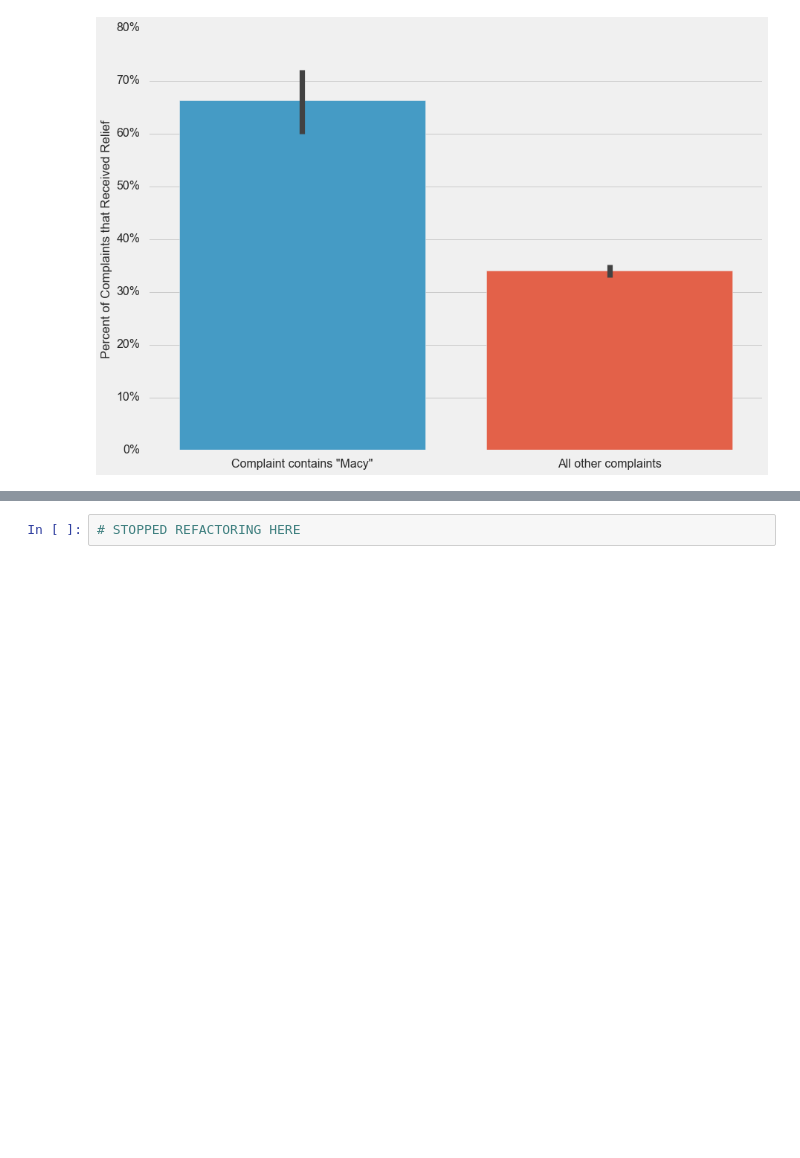
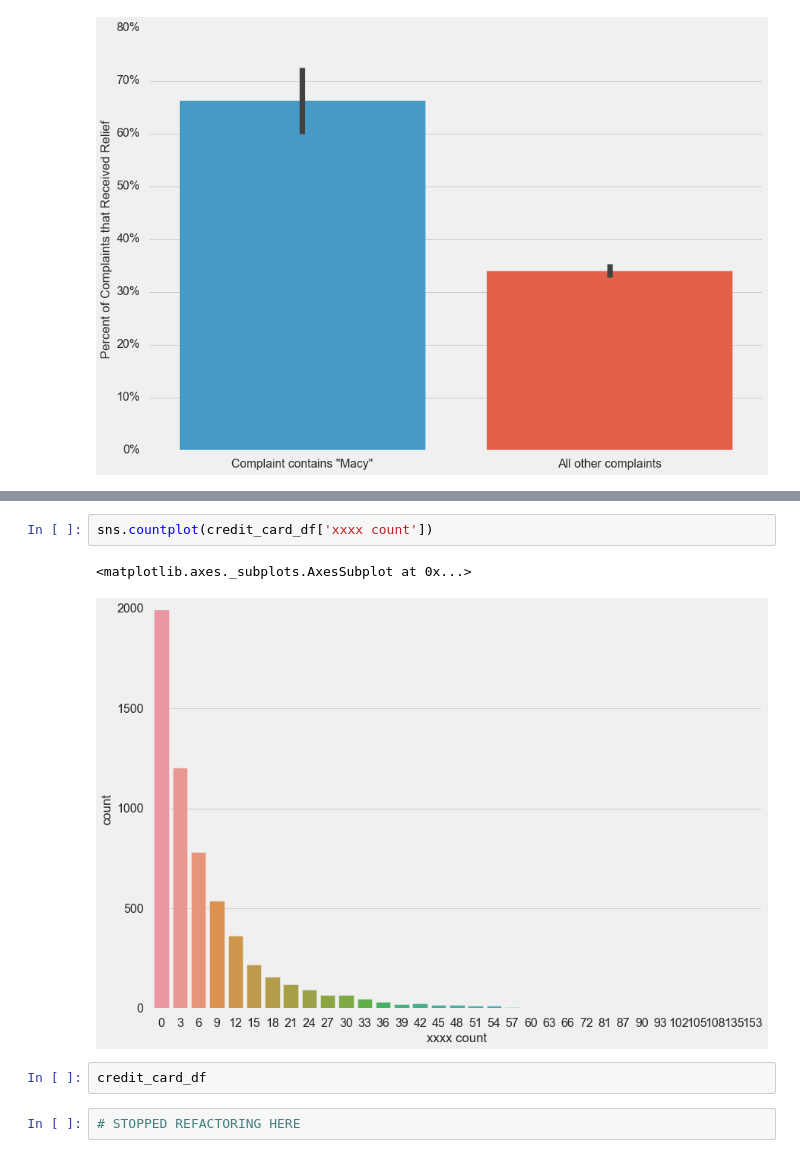
Before and after one commit to HipHoff/HipHoff, a Jupyter notebook: CFPB Complaints/Munging and Analysis.ipynb, the cells around one changed output, grey strips where cells are left out. Cells and saved outputs as stored; diff of their text form; blank space fills up the shorter version.

```diff
--- a/CFPB Complaints/Munging and Analysis.ipynb
+++ b/CFPB Complaints/Munging and Analysis.ipynb
@@ -217,3 +329,10 @@ Name: Company, dtype: int64
+# %%
+sns.countplot(credit_card_df['xxxx count'])
+# %% [output]
+<matplotlib.axes._subplots.AxesSubplot at 0x...>
+[figure, added]
+# %%
+credit_card_df
 # %%
 # STOPPED REFACTORING HERE
 # %%
```
Also changed, not shown: parts of 17 cells of this notebook, 14 other files.
